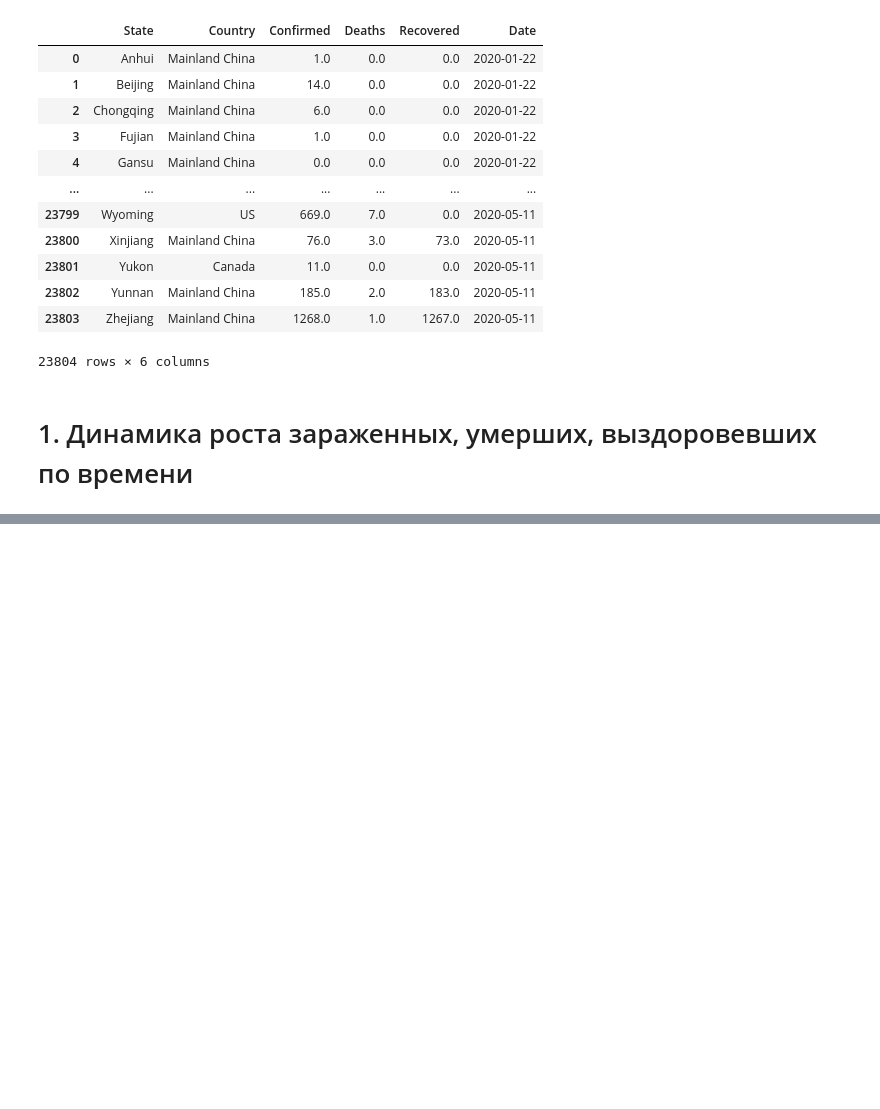
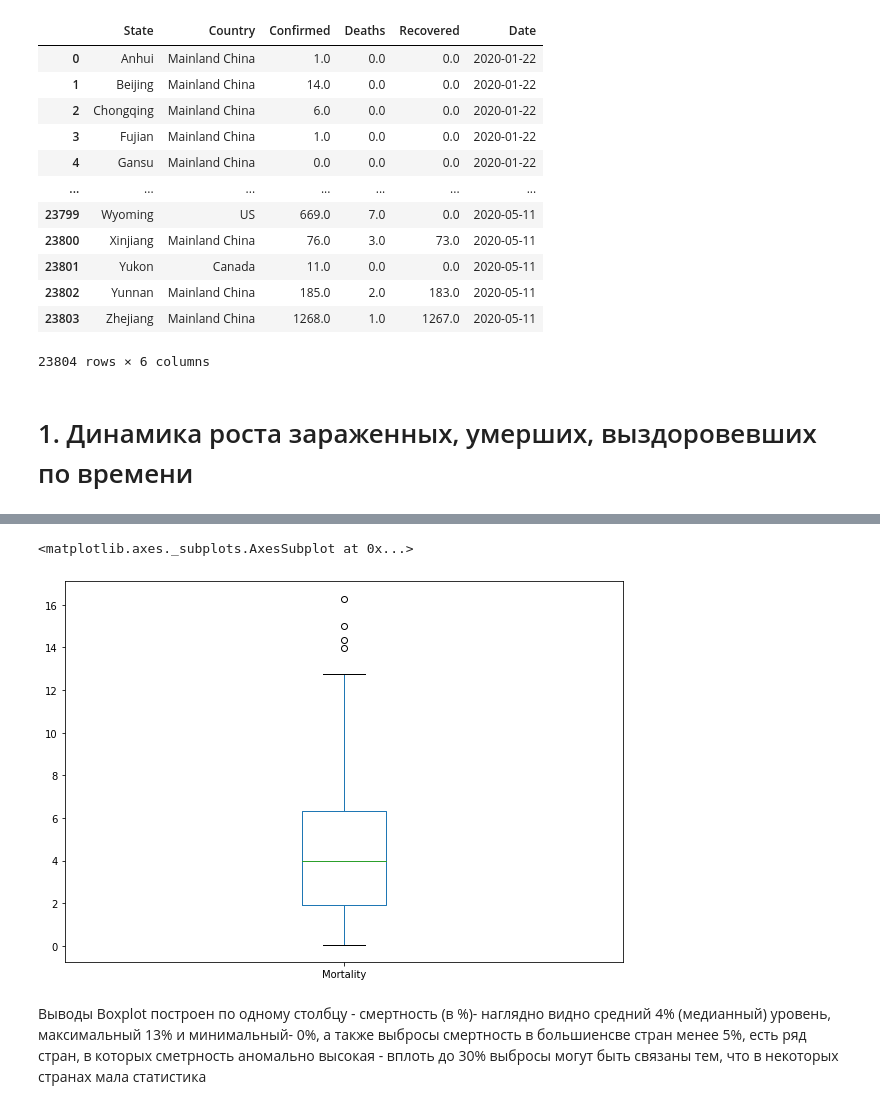
Before and after one commit to HennesyXO/Net, a Jupyter notebook: Библиотека Matplotlib & Seaborn-Визуализация данных/Python_Matplotlib_14_HW.ipynb, the cells around one changed output, grey strips where cells are left out. Saved outputs shown, nothing was run; the diff lists cells and outputs as text; code cells hidden in the pictures; blank space fills up the shorter version.

Commit message:
Matplotlib corrections

```diff
--- a/Библиотека Matplotlib & Seaborn-Визуализация данных/Python_Matplotlib_14_HW.ipynb
+++ b/Библиотека Matplotlib & Seaborn-Визуализация данных/Python_Matplotlib_14_HW.ipynb
@@ -107,3 +141,3 @@ df_by_country.loc[df_by_country.Country == 'Mainland China']
 # %%
-df_by_country['Mortality'] = 100*df_by_country.Deaths / df_by_country.Confirmed
-df_by_country[df_by_country.Confirmed > 10000].sort_values(by='Mortality', ascending=False).head()
+df_by_country['Mortality'] = df_by_country.Deaths / df_by_country.Confirmed * 100
+df_by_country[df_by_country.Confirmed > 5000].sort_values(by='Mortality', ascending=False).head()
@@ -110,2 +151,5 @@ df_by_country[df_by_country.Confirmed > 10000].sort_values(by='Mortality', ascen
 # %%
-df_by_country[df_by_country.Confirmed > 10000]['Mortality'].plot(kind='box')
+df_by_country[df_by_country.Confirmed > 5000]['Mortality'].plot(kind='box')
+# %% [output]
+<matplotlib.axes._subplots.AxesSubplot at 0x...>
+[figure, added]
@@ -121,2 +156,7 @@ Boxplot - наглядно видно средний (медианный) уро
+# %% [markdown]
+Выводы
+Boxplot построен по одному столбцу - смертность (в %)- наглядно видно средний 4% (медианный) уровень, максимальный 13% и минимальный- 0%, а также выбросы
+смертность в большиенсве стран менее 5%, есть ряд стран, в которых сметрность аномально высокая - вплоть до 30%
+выбросы могут быть связаны тем, что в некоторых странах мала статистика
 # %%
 plt.barh(df_by_country['Country'].head(10), df_by_country['Mortality'].head(10))
```
Also changed, not shown: parts of 34 cells of this notebook, 1 other file.
